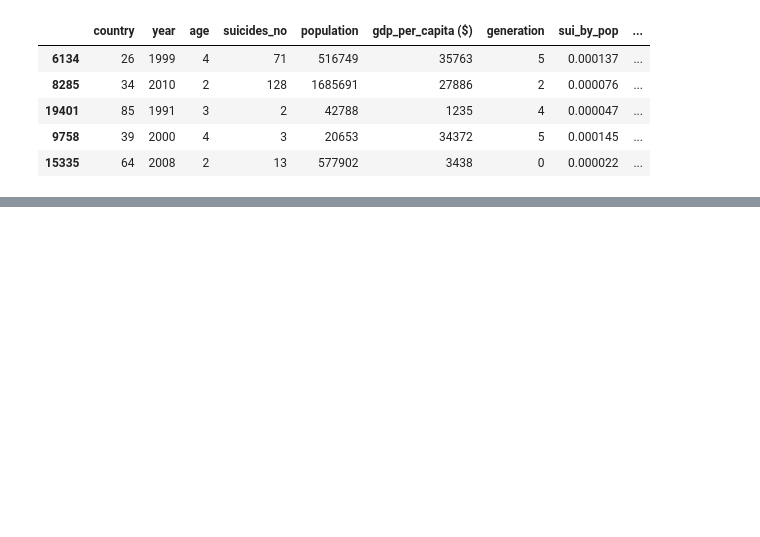
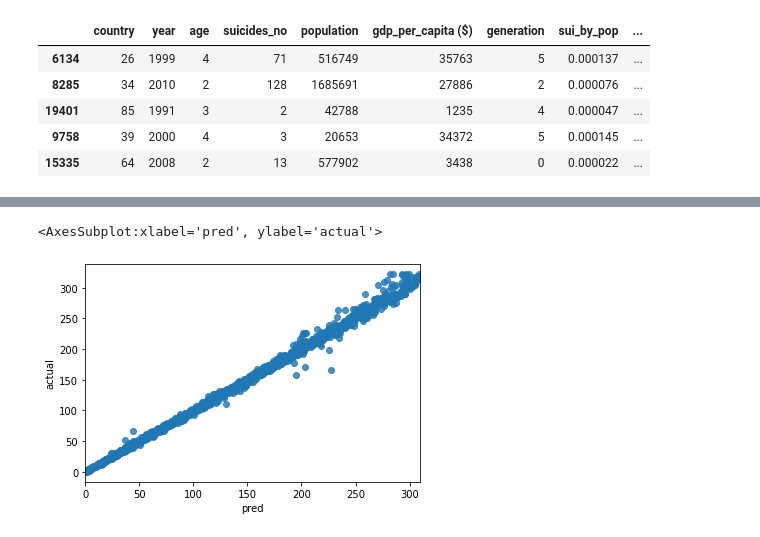
Before and after one commit to mikemoore26/suicide_regressor, a Jupyter notebook: model_training.ipynb, the cells around one changed output, grey strips where cells are left out. Drawn from its saved outputs; the diff is of its cells as text; code cells hidden in the pictures; blank space fills up the shorter version.

```diff
--- a/model_training.ipynb
+++ b/model_training.ipynb
@@ -307,3 +291,8 @@ df_res.sample(15)
+# %%
+sns.regplot(data=df_res,x='pred',y='actual')
+# %% [output]
+<AxesSubplot:xlabel='pred', ylabel='actual'>
+[figure, added]
 # %%
 import pickle
 # %%
```
Also changed, not shown: parts of 11 cells of this notebook, 1 other file.
